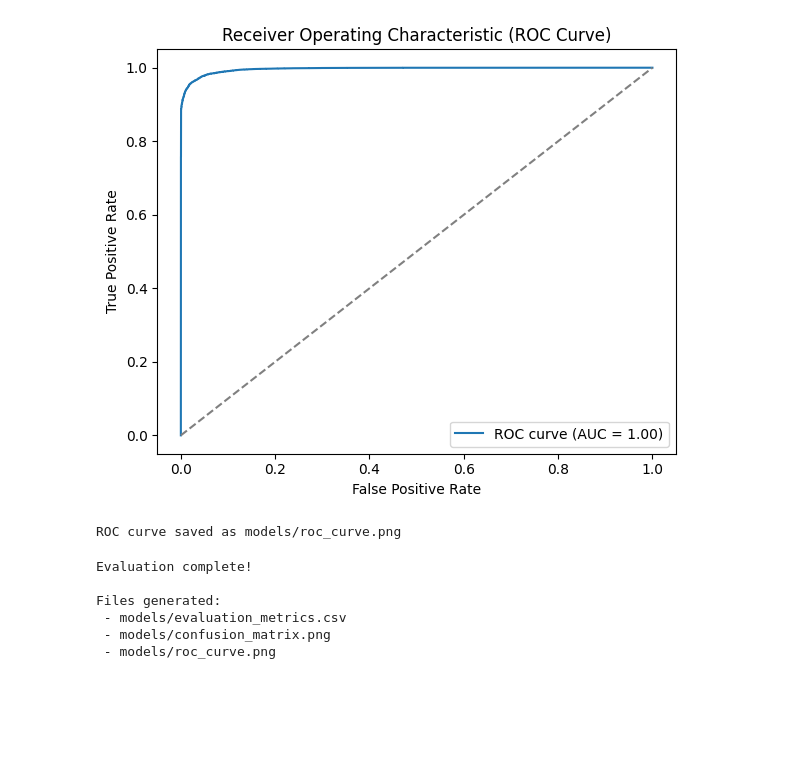
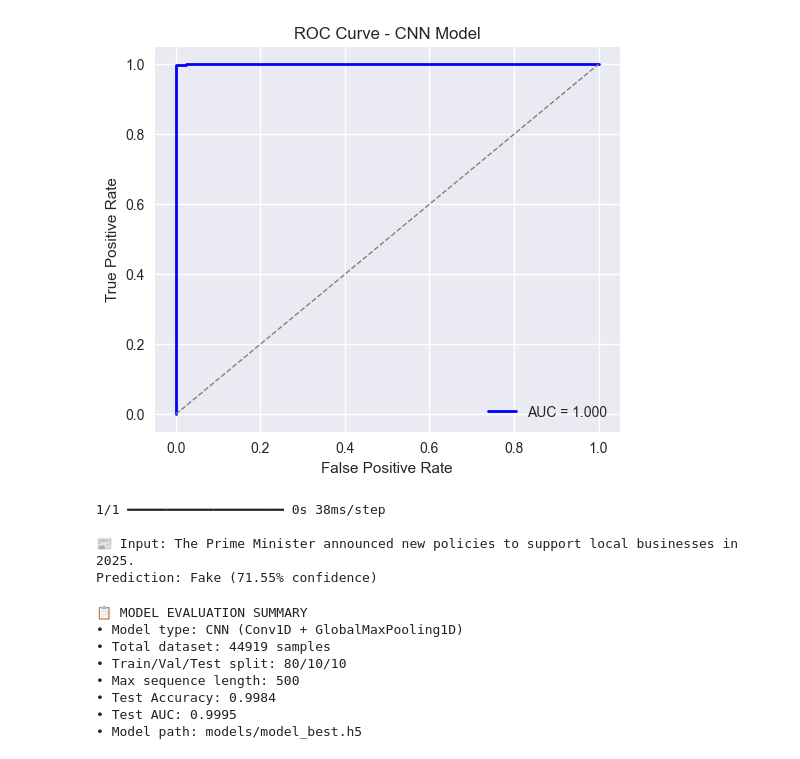
Before and after one commit to DucNguyenhuuminh/fake_news_detect, a Jupyter notebook: evaluate_and_demo.ipynb, the cells around one changed output. Drawn from its saved outputs; the diff is of its cells as text; code cells hidden in the pictures; blank space fills up the shorter version.

Commit message:
fixed notebook for the evaluation

```diff
--- a/evaluate_and_demo.ipynb
+++ b/evaluate_and_demo.ipynb
@@ -146,42 +149,49 @@ Confusion matrix saved as models/confusion_matrix.png
 # %%
-# =======================================
-# ROC Curve
-# =======================================
-
-fpr, tpr, _ = roc_curve(y_true, y_pred_prob)
+y_pred_prob = model.predict(X_test, verbose=0)
+fpr, tpr, _ = roc_curve(y_test, y_pred_prob)
 roc_auc = auc(fpr, tpr)
 
-plt.figure(figsize=(6, 5))
-plt.plot(fpr, tpr, label=f'ROC curve (AUC = {roc_auc:.2f})')
-plt.plot([0, 1], [0, 1], linestyle='--', color='gray')
-plt.xlabel('False Positive Rate')
-plt.ylabel('True Positive Rate')
-plt.title('Receiver Operating Characteristic (ROC Curve)')
-plt.legend(loc='lower right')
-plt.tight_layout()
-plt.savefig('models/roc_curve.png')
+plt.figure(figsize=(6,5))
+plt.plot(fpr, tpr, color='blue', lw=2, label=f"AUC = {roc_auc:.3f}")
+plt.plot([0,1], [0,1], color='gray', lw=1, linestyle='--')
+plt.xlabel("False Positive Rate")
+plt.ylabel("True Positive Rate")
+plt.title("ROC Curve - CNN Model")
+plt.legend()
 plt.show()
-
-print("ROC curve saved as models/roc_curve.png")
 # %% [output]
-[figure, old version]
+[figure, new version]
-ROC curve saved as models/roc_curve.png
 # %%
-# ================================
-# Summary
-# ================================
-print("""
-Evaluation complete!
+sample_text = "The Prime Minister announced new policies to support local businesses in 2025."
+seq = tokenizer.texts_to_sequences([sample_text])
+padded = pad_sequences(seq, maxlen=max_len, padding='post', truncating='post')
+pred = model.predict(padded)[0][0]
 
-Files generated:
- - models/evaluation_metrics.csv
- - models/confusion_matrix.png
- - models/roc_curve.png
-""")
+label = "Real" if pred >= 0.5 else "Fake"
+confidence = pred if pred >= 0.5 else 1 - pred
+
+print(f"\n📰 Input: {sample_text}")
+print(f"Prediction: {label} ({confidence*100:.2f}% confidence)")
 # %% [output]
-Evaluation complete!
+1/1 ━━━━━━━━━━━━━━━━━━━━ 0s 38ms/step
 
-Files generated:
- - models/evaluation_metrics.csv
- - models/confusion_matrix.png
- - models/roc_curve.png
+📰 Input: The Prime Minister announced new policies to support local businesses in 2025.
+Prediction: Fake (71.55% confidence)
+# %%
+print("📋 MODEL EVALUATION SUMMARY")
+print(f"• Model type: CNN (Conv1D + GlobalMaxPooling1D)")
+print(f"• Total dataset: {len(df)} samples")
+print(f"• Train/Val/Test split: 80/10/10")
+print(f"• Max sequence length: {max_len}")
+print(f"• Test Accuracy: {test_acc:.4f}")
+print(f"• Test AUC: {test_auc:.4f}")
+print(f"• Model path: {MODEL_PATH}")
+# %% [output]
+📋 MODEL EVALUATION SUMMARY
+• Model type: CNN (Conv1D + GlobalMaxPooling1D)
+• Total dataset: 44919 samples
+• Train/Val/Test split: 80/10/10
+• Max sequence length: 500
+• Test Accuracy: 0.9984
+• Test AUC: 0.9995
+• Model path: models/model_best.h5
```
Also changed, not shown: parts of 6 cells of this notebook.
